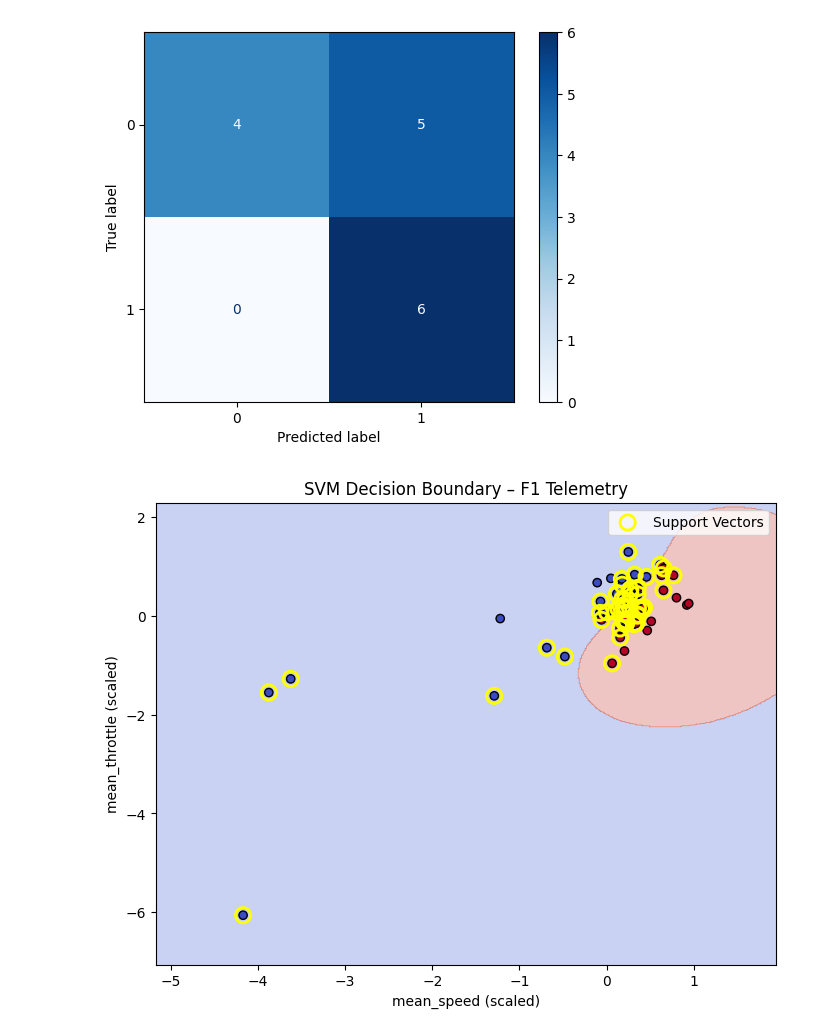
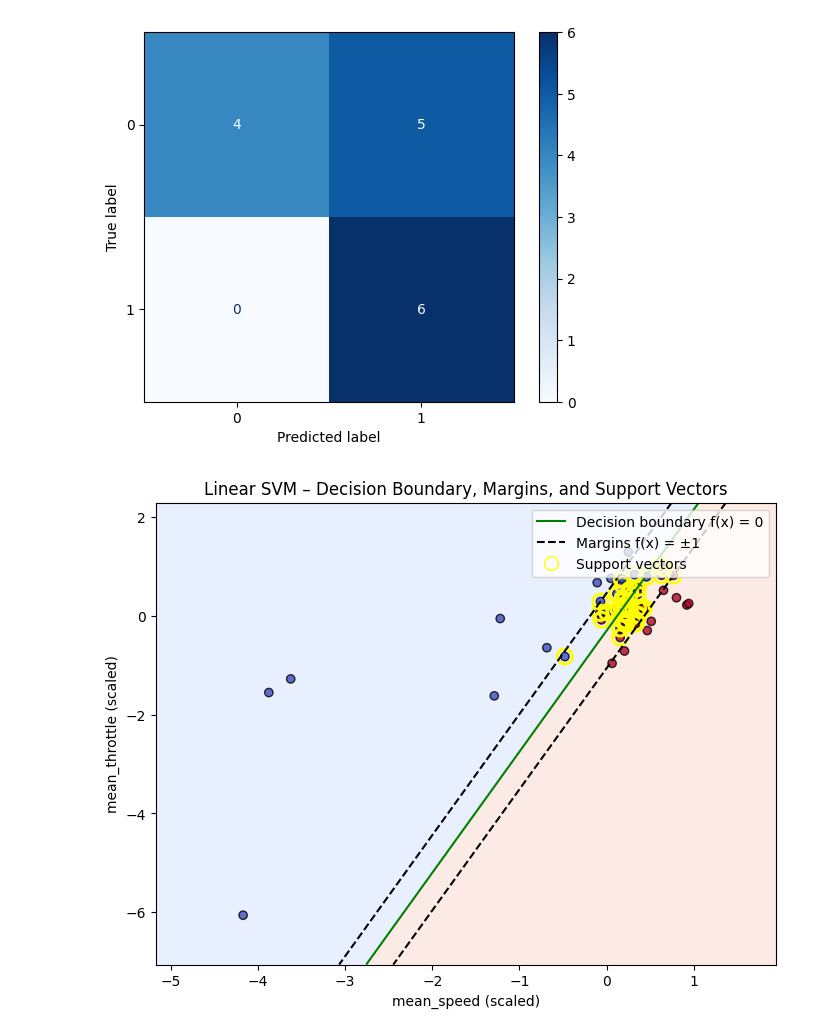
Before and after one commit to KasunJayasanka/ML-Lab, a Jupyter notebook: ML_SVM.ipynb, the cells around one changed output. Cells and saved outputs as stored; diff of their text form; code cells hidden in the pictures.

```diff
--- a/ML_SVM.ipynb
+++ b/ML_SVM.ipynb
@@ -149,44 +149,82 @@ Classification Report:
 weighted avg       0.82      0.67      0.65        15
 [figure]
 # %%
-# Select two features for visualization
-X_vis = df[["mean_speed", "mean_throttle"]]
-y_vis = df["label"]
+from sklearn.svm import SVC
+from sklearn.preprocessing import StandardScaler
+import numpy as np
+import matplotlib.pyplot as plt
+from matplotlib.lines import Line2D
 
-# Scale
-X_vis_scaled = scaler.fit_transform(X_vis)
+# 1️⃣ Data: two features + labels
+X_vis = df[["mean_speed", "mean_throttle"]].values
+y_vis = df["label"].values
 
-# Train new SVM for 2D visualization
-svm_vis = SVC(kernel="rbf", C=1.0, gamma="scale")
-svm_vis.fit(X_vis_scaled, y_vis)
+# 2️⃣ Scale
+scaler_lin = StandardScaler()
+X_vis_scaled = scaler_lin.fit_transform(X_vis)
 
-# Plotting grid
+# 3️⃣ Linear SVM (for clean margins)
+svm_lin = SVC(kernel="linear", C=1.0)
+svm_lin.fit(X_vis_scaled, y_vis)
+
+# 4️⃣ Make grid
 xx, yy = np.meshgrid(
-    np.linspace(X_vis_scaled[:,0].min()-1, X_vis_scaled[:,0].max()+1, 500),
-    np.linspace(X_vis_scaled[:,1].min()-1, X_vis_scaled[:,1].max()+1, 500)
+    np.linspace(X_vis_scaled[:, 0].min() - 1, X_vis_scaled[:, 0].max() + 1, 500),
+    np.linspace(X_vis_scaled[:, 1].min() - 1, X_vis_scaled[:, 1].max() + 1, 500)
 )
 
-Z = svm_vis.predict(np.c_[xx.ravel(), yy.ravel()])
+grid = np.c_[xx.ravel(), yy.ravel()]
+
+# Decision function = signed distance (up to scaling)
+Z = svm_lin.decision_function(grid)
 Z = Z.reshape(xx.shape)
 
-plt.figure(figsize=(8,6))
-plt.contourf(xx, yy, Z, alpha=0.3, cmap="coolwarm")
+plt.figure(figsize=(8, 6))
 
-# Plot points
-plt.scatter(X_vis_scaled[:,0], X_vis_scaled[:,1], c=y_vis, cmap="coolwarm", edgecolors='k')
+# Background regions (fast/slow)
+plt.contourf(xx, yy, Z > 0, alpha=0.2, cmap="coolwarm")
 
-# Plot support vectors
+# Decision boundary and margins
+plt.contour(
+    xx, yy, Z,
+    levels=[-1, 0, 1],
+    colors=["black", "green", "black"],
+    linestyles=["dashed", "solid", "dashed"]
+)
+
+# Points
 plt.scatter(
-    svm_vis.support_vectors_[:,0],
-    svm_vis.support_vectors_[:,1],
-    s=120, facecolors='none', edgecolors='yellow', linewidths=2,
-    label="Support Vectors"
+    X_vis_scaled[:, 0],
+    X_vis_scaled[:, 1],
+    c=y_vis,
+    cmap="coolwarm",
+    edgecolors="k",
+    alpha=0.8
 )
+
+# Support vectors
+plt.scatter(
+    svm_lin.support_vectors_[:, 0],
+    svm_lin.support_vectors_[:, 1],
+    s=120,
+    facecolors="none",
+    edgecolors="yellow",
+    linewidths=2
+)
+
+# Legend using proxy artists
+legend_elements = [
+    Line2D([0], [0], color="green", linestyle="solid", label="Decision boundary f(x) = 0"),
+    Line2D([0], [0], color="black", linestyle="dashed", label="Margins f(x) = ±1"),
+    Line2D([0], [0], marker="o", linestyle="None",
+           markerfacecolor="none", markeredgecolor="yellow",
+           markersize=10, label="Support vectors")
+]
 
 plt.xlabel("mean_speed (scaled)")
 plt.ylabel("mean_throttle (scaled)")
-plt.title("SVM Decision Boundary – F1 Telemetry")
-plt.legend()
+plt.title("Linear SVM – Decision Boundary, Margins, and Support Vectors")
+plt.legend(handles=legend_elements, loc="upper right")
 plt.show()
 # %% [output]
-[figure, old version]
+[figure, new version]
```
Also changed, not shown: parts of 1 cell of this notebook.
